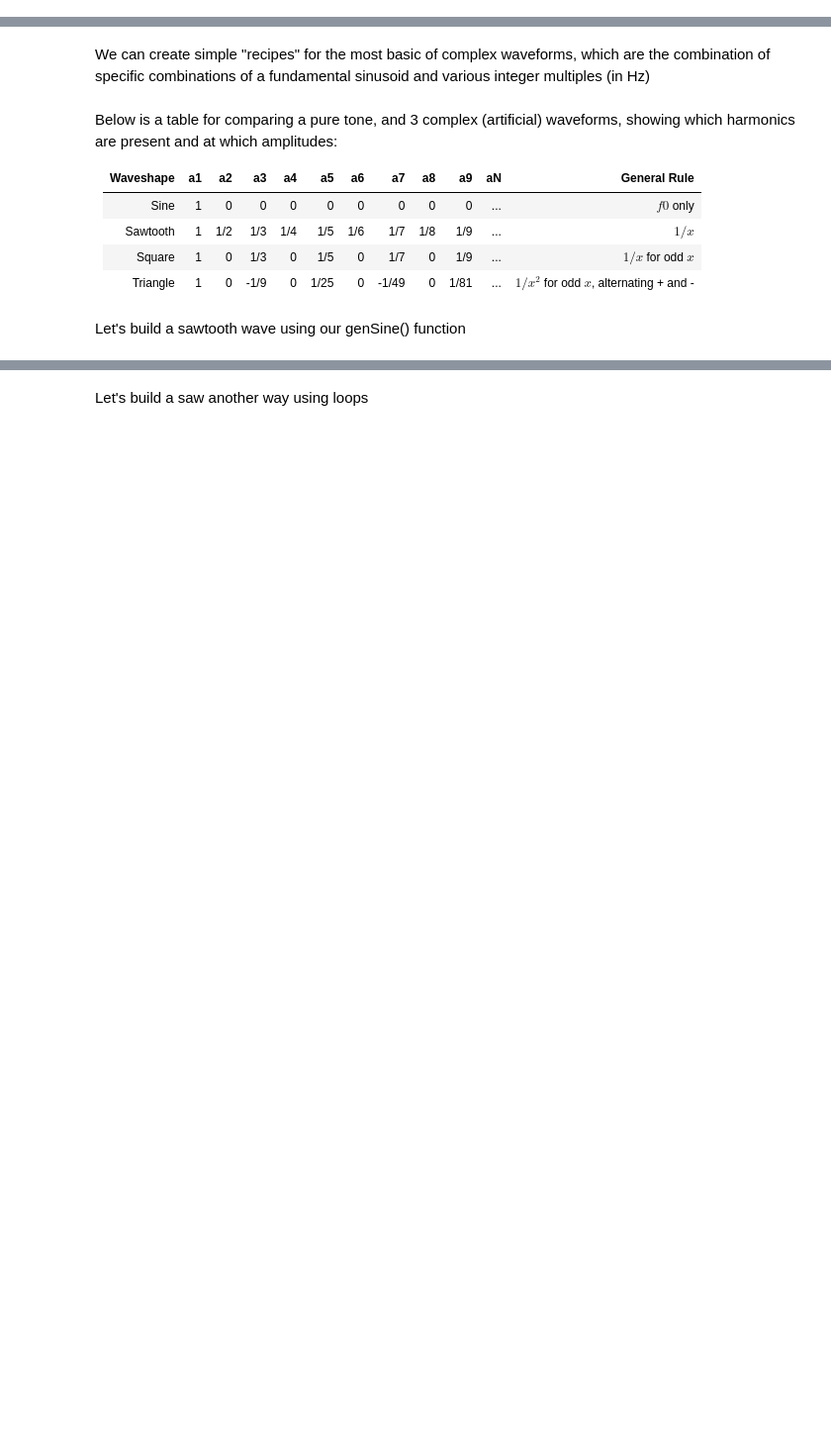
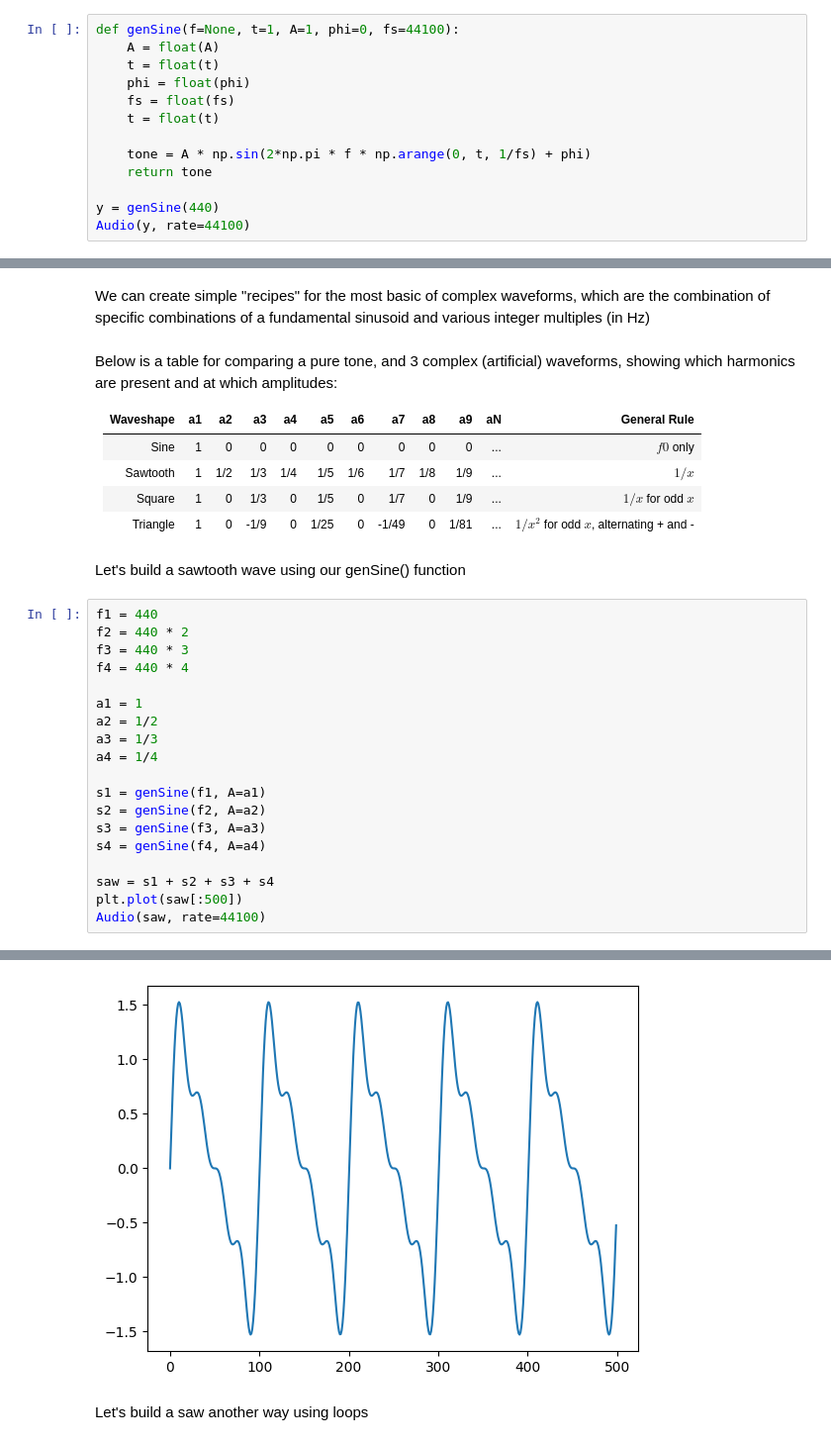
Before and after one commit to lgomez47/AudioTechII, a Jupyter notebook: Lectures-Blank/Lesson06_SynthesisInPython-Day1.ipynb, the cells around one changed output, grey strips where cells are left out. Shown at 99% size. Drawn from its saved outputs; the diff is of its cells as text; blank space fills up the shorter version.

```diff
--- a/Lectures-Blank/Lesson06_SynthesisInPython-Day1.ipynb
+++ b/Lectures-Blank/Lesson06_SynthesisInPython-Day1.ipynb
@@ -20,2 +33,15 @@ $$ A\ sin(\omega_{0}t + \phi)$$
 # %% [markdown]
 To perform additive synthesis, we can just add our *equal size* numpy signal arrays
+# %%
+def genSine(f=None, t=1, A=1, phi=0, fs=44100):
+    A = float(A)
+    t = float(t)
+    phi = float(phi)
+    fs = float(fs)
+    t = float(t)
+
+    tone = A * np.sin(2*np.pi * f * np.arange(0, t, 1/fs) + phi)
+    return tone
+
+y = genSine(440)
+Audio(y, rate=44100)
@@ -68,3 +107,23 @@ Below is a table for comparing a pure tone, and 3 complex (artificial) waveforms
 | Triangle |  1 | 0 | -1/9 | 0 | 1/25 | 0 | -1/49 | 0 | 1/81 | ... |$1/x^2$ for odd $x$, alternating + and - |
 # %% [markdown]
 Let's build a sawtooth wave using our genSine() function
+# %%
+f1 = 440
+f2 = 440 * 2
+f3 = 440 * 3
+f4 = 440 * 4
+
+a1 = 1
+a2 = 1/2
+a3 = 1/3
+a4 = 1/4
+
+s1 = genSine(f1, A=a1)
+s2 = genSine(f2, A=a2)
+s3 = genSine(f3, A=a3)
+s4 = genSine(f4, A=a4)
+
+saw = s1 + s2 + s3 + s4
+plt.plot(saw[:500])
+Audio(saw, rate=44100)
+# %% [output]
@@ -71,2 +131,3 @@ Let's build a sawtooth wave using our genSine() function
+[figure, added]
 # %% [markdown]
 Let's build a saw another way using loops
```
Also changed, not shown: parts of 19 cells of this notebook.
